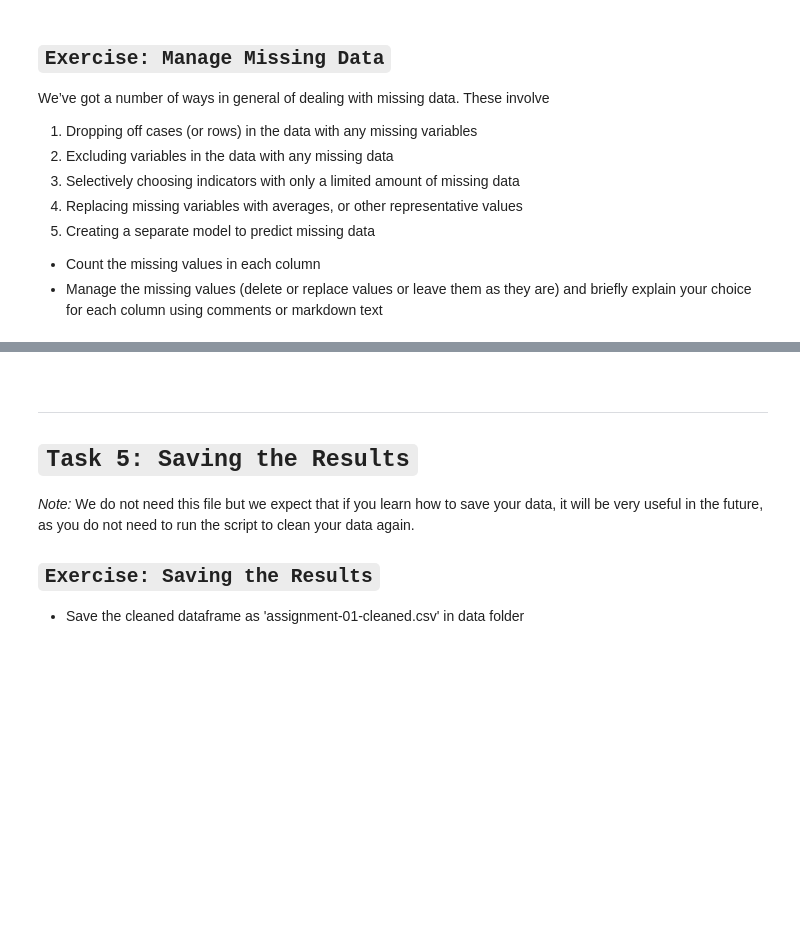
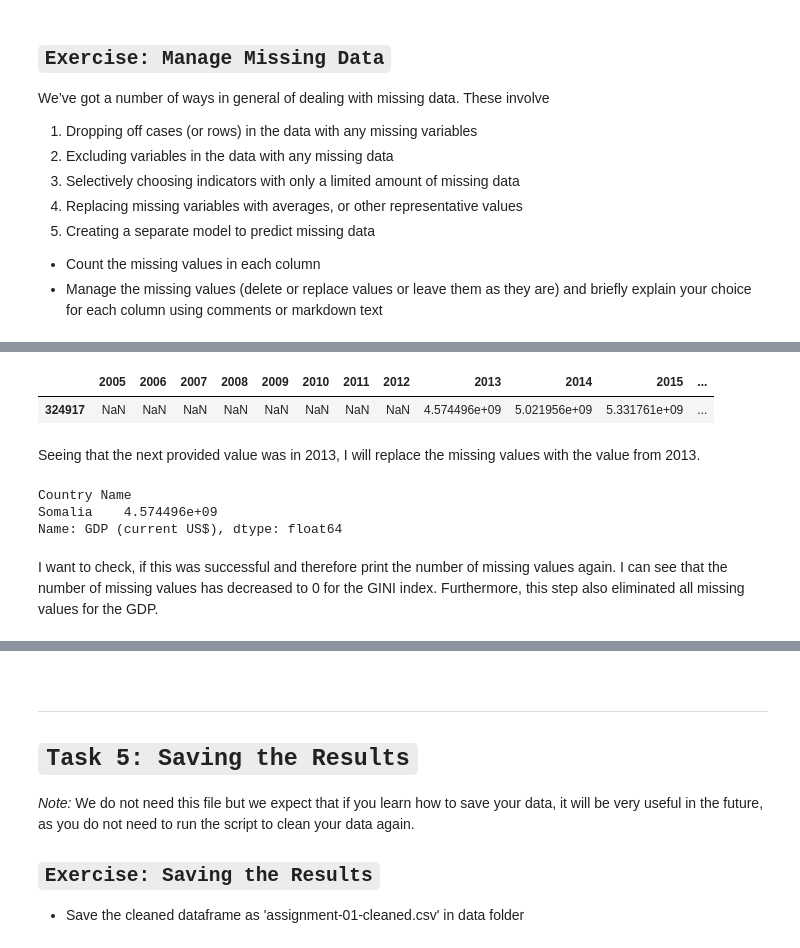
Before and after one commit to alex-dietz/intro-data-science, a Jupyter notebook: assignment-01/alexander_dietz_01.ipynb, the cells around one changed output, grey strips where cells are left out. Saved outputs shown, nothing was run; the diff lists cells and outputs as text; code cells hidden in the pictures; blank space fills up the shorter version.

```diff
--- a/assignment-01/alexander_dietz_01.ipynb
+++ b/assignment-01/alexander_dietz_01.ipynb
@@ -276,7 +276,7 @@ To obtain my subset of the original dataset, I use a python list that contains t
 Afterwards, I use this list of indicator codes together with pandas isin() function to create a subset which I save in the variable wdi_data_subset.
 # %%
 #List of selected indicators
-selected_variables = ['SP.DYN.LE00.IN','SH.UHC.SRVS.CV.XD','NY.GDP.MKTP.CD','SI.POV.GINI','per_si_allsi.cov_pop_tot','SE.ADT.LITR.ZS','SH.MED.BEDS.ZS']
+selected_variables = ['SP.DYN.LE00.IN','SH.UHC.SRVS.CV.XD','NY.GDP.MKTP.CD','SH.TBS.INCD','SH.MED.BEDS.ZS']
 #subset of the dataframe with only the selected indicators
 wdi_data_subset = wdi_data[wdi_data['Indicator Code'].isin(selected_variables)]
 # %% [markdown]
@@ -559,0 +573,16 @@ None
+# %%
+wdi_data_subset.loc[(wdi_data_subset['Country Code']== 'SOM') & (wdi_data_subset['Indicator Code']== 'NY.GDP.MKTP.CD'),'2005':]
+# %% [output]
+|  | 2005 | 2006 | 2007 | 2008 | 2009 | 2010 | 2011 | 2012 | 2013 | 2014 | 2015 | ... |
+| 324917 | NaN | NaN | NaN | NaN | NaN | NaN | NaN | NaN | 4.574496e+09 | 5.021956e+09 | 5.331761e+09 | ... |
+# %% [markdown]
+Seeing that the next provided value was in 2013, I will replace the missing values with the value from 2013.
+# %%
+#Set the value of 2010 to the value in 2013
+wdi_data_subset_for_selected_year_pivot.loc['SOM','GDP (current US$)'] = wdi_data_subset.loc[(wdi_data_subset['Country Code']== 'SOM') & (wdi_data_subset['Indicator Code']== 'NY.GDP.MKTP.CD'),'2013'].values[0]
+#Check if the value is set and not nan anymore
+wdi_data_subset_for_selected_year_pivot.loc['SOM','GDP (current US$)']
+# %% [output]
+Country Name
+Somalia    4.574496e+09
+Name: GDP (current US$), dtype: float64
@@ -559,0 +591,2 @@ None
+# %% [markdown]
+I want to check, if this was successful and therefore print the number of missing values again. I can see that the number of missing values has decreased to 0 for the GINI index. Furthermore, this step also eliminated all missing values for the GDP.
```
Also changed, not shown: parts of 73 cells of this notebook.
